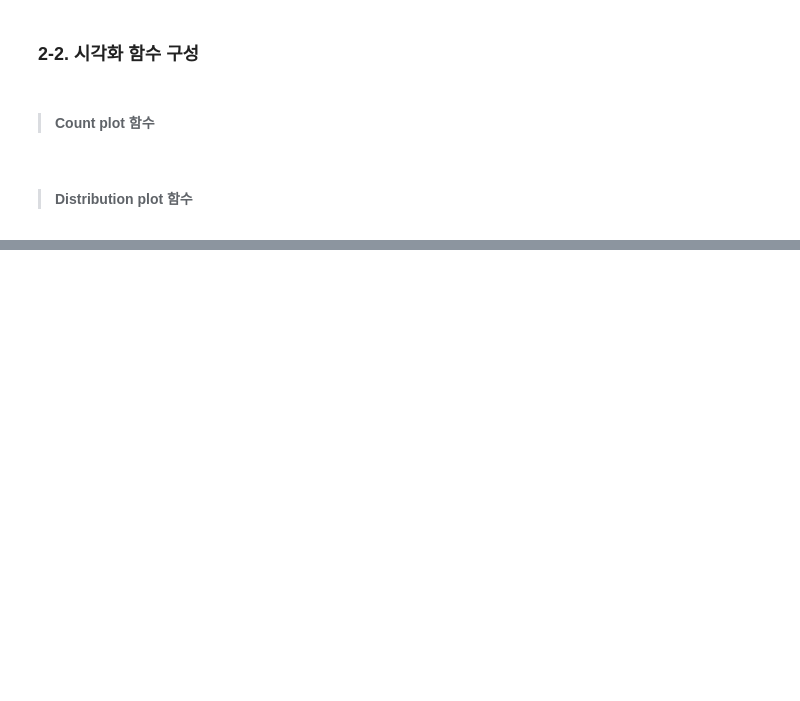
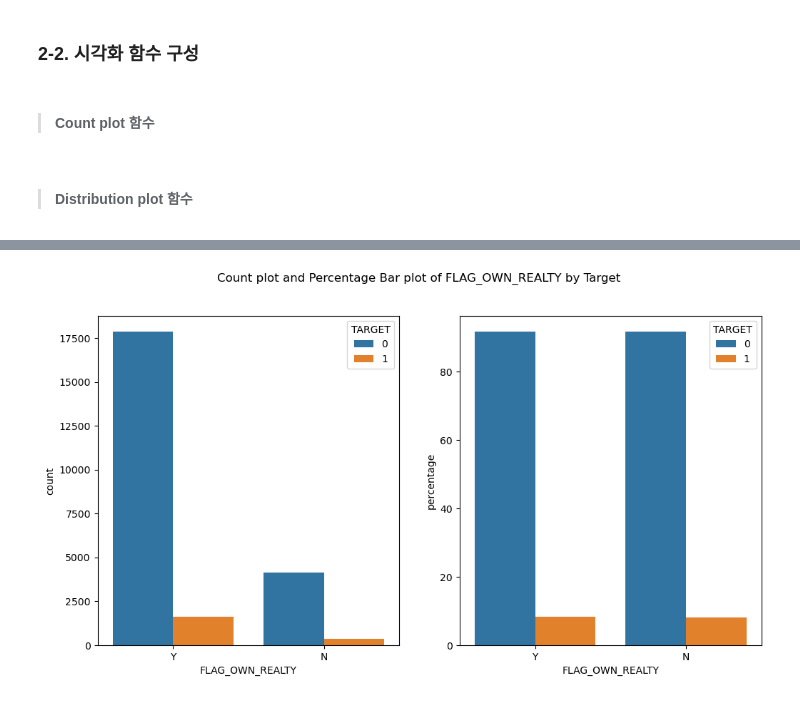
Before and after one commit to yellowlemontea/JB_DS2, a Jupyter notebook: notebook_csl.ipynb, the cells around one changed output, grey strips where cells are left out. Drawn from its saved outputs; the diff is of its cells as text; code cells hidden in the pictures; blank space fills up the shorter version.

```diff
--- a/notebook_csl.ipynb
+++ b/notebook_csl.ipynb
@@ -470,0 +521,4 @@ plot_stats(df_adj_mv_fill,'NAME_CONTRACT_TYPE')
+# %%
+plot_stats(df_adj_mv_fill,'FLAG_OWN_REALTY')
+# %% [output]
+[figure, added]
```
Also changed, not shown: parts of 19 cells of this notebook.
